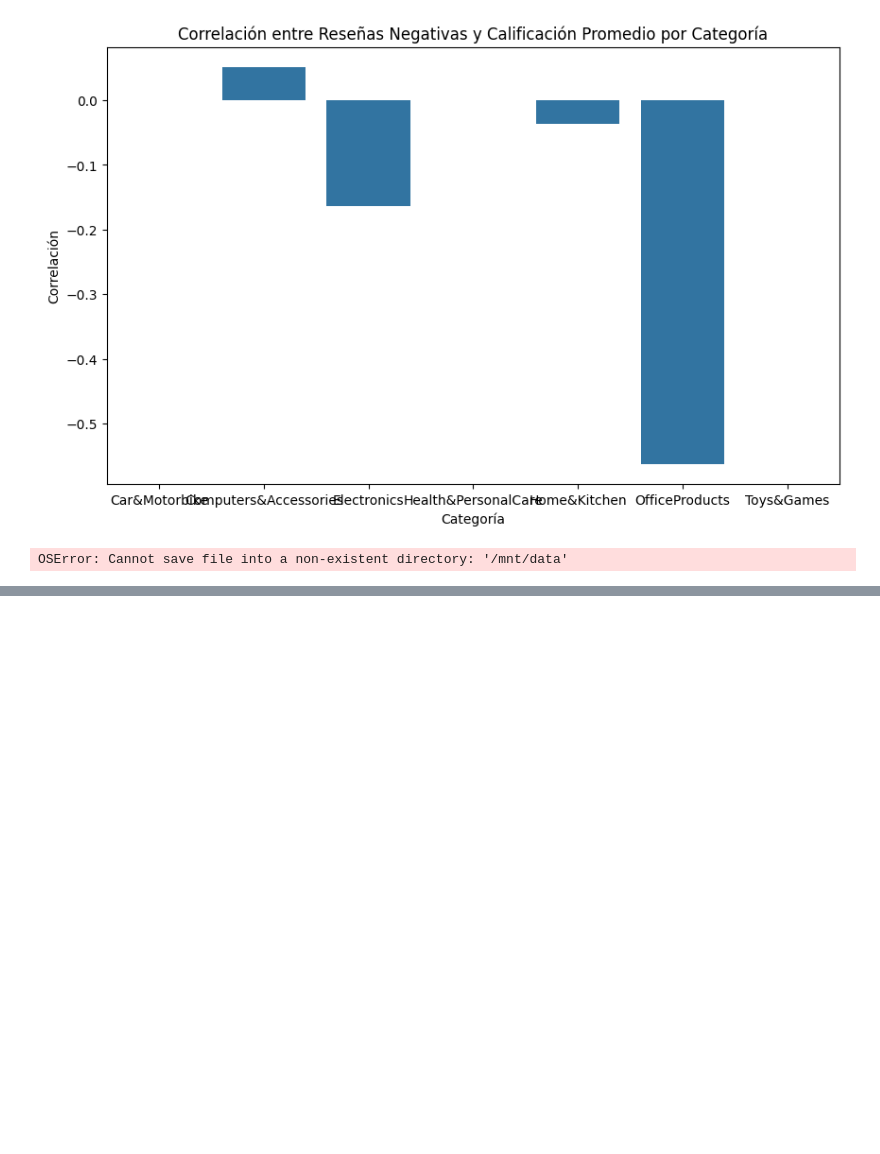
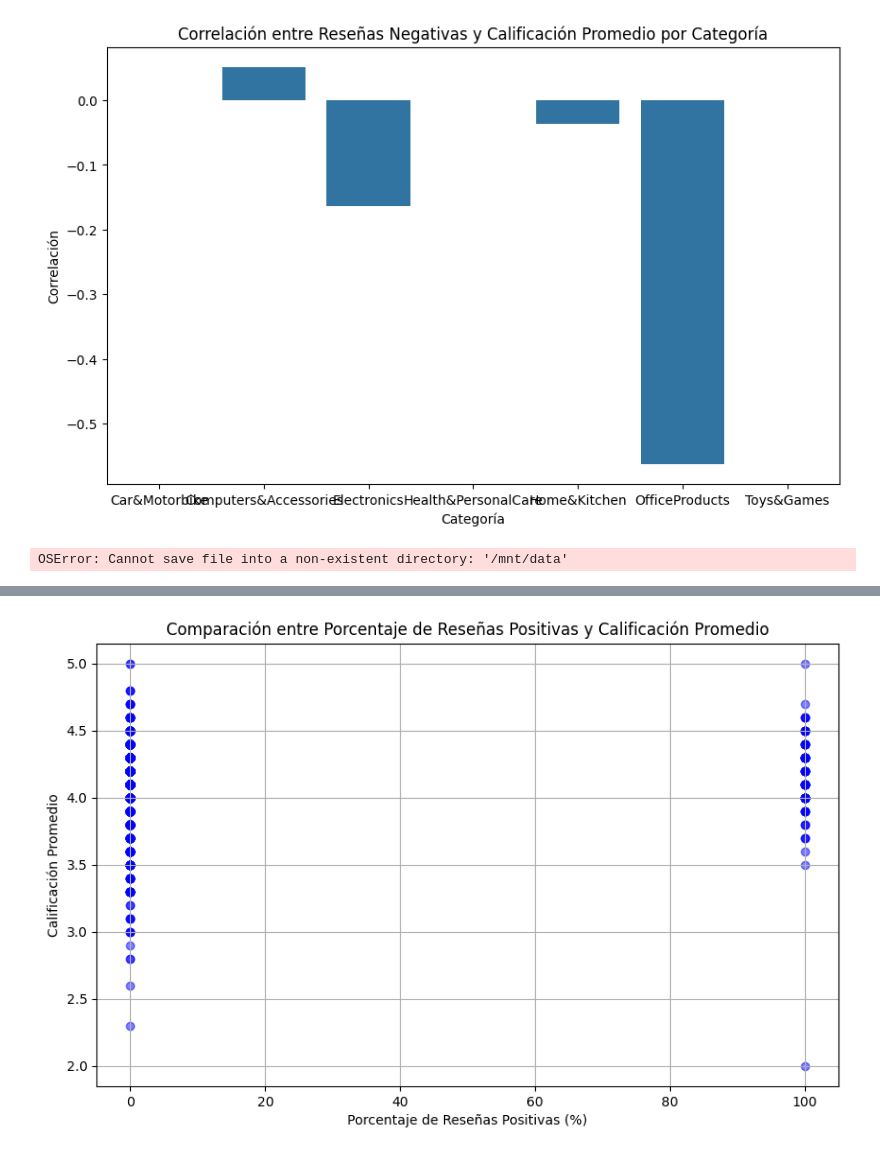
Before and after one commit to Al3jandraMtz/Proyecto4_DataLab, a Jupyter notebook: Proyecto4_DataLab.ipynb, the cells around one changed output, grey strips where cells are left out. Saved outputs shown, nothing was run; the diff lists cells and outputs as text; code cells hidden in the pictures; blank space fills up the shorter version.

```diff
--- a/Proyecto4_DataLab.ipynb
+++ b/Proyecto4_DataLab.ipynb
@@ -803,0 +1047,28 @@ OSError: Cannot save file into a non-existent directory: '/mnt/data'
+# %%
+#Segmentar en base a variable "sentiment"
+import pandas as pd
+import numpy as np
+
+# Supongamos que tus datos están en un DataFrame llamado df
+
+# Paso 1: Clasificar las reseñas en categorías de sentimiento
+df['sentiment_category'] = pd.cut(df['sentiment'], bins=[-np.inf, 0, 0.5, np.inf], labels=['negativo', 'neutro', 'positivo'])
+
+# Paso 2: Calcular la distribución de sentimientos por producto
+sentiment_distribution = df.groupby(['product_id', 'sentiment_category']).size().unstack(fill_value=0)
+
+# Calcular el porcentaje de cada categoría de sentimiento
+sentiment_distribution['total_reviews'] = sentiment_distribution.sum(axis=1)
+sentiment_distribution['positive_percentage'] = (sentiment_distribution['positivo'] / sentiment_distribution['total_reviews']) * 100
+sentiment_distribution['negative_percentage'] = (sentiment_distribution['negativo'] / sentiment_distribution['total_reviews']) * 100
+
+# Paso 3: Comparar las calificaciones promedio
+product_ratings = df.groupby('product_id')['adjusted_rating'].mean()
+sentiment_distribution = sentiment_distribution.join(product_ratings, on='product_id')
+
+# Ver los primeros resultados
+print(sentiment_distribution.head())
+
+# Opcional: analizar la correlación entre el porcentaje de reseñas positivas y la calificación promedio
+correlation = sentiment_distribution['positive_percentage'].corr(sentiment_distribution['adjusted_rating'])
+print(f"Correlación entre porcentaje de reseñas positivas y calificación promedio: {correlation}")
@@ -803,0 +1092,17 @@ OSError: Cannot save file into a non-existent directory: '/mnt/data'
+# %%
+import matplotlib.pyplot as plt
+
+# Crear la gráfica de dispersión
+plt.figure(figsize=(10, 6))
+plt.scatter(sentiment_distribution['positive_percentage'], sentiment_distribution['adjusted_rating'], color='blue', alpha=0.5)
+
+# Añadir títulos y etiquetas
+plt.title('Comparación entre Porcentaje de Reseñas Positivas y Calificación Promedio')
+plt.xlabel('Porcentaje de Reseñas Positivas (%)')
+plt.ylabel('Calificación Promedio')
+
+# Mostrar la gráfica
+plt.grid(True)
+plt.show()
+# %% [output]
+[figure, added]
```
Also changed, not shown: parts of 18 cells of this notebook.
